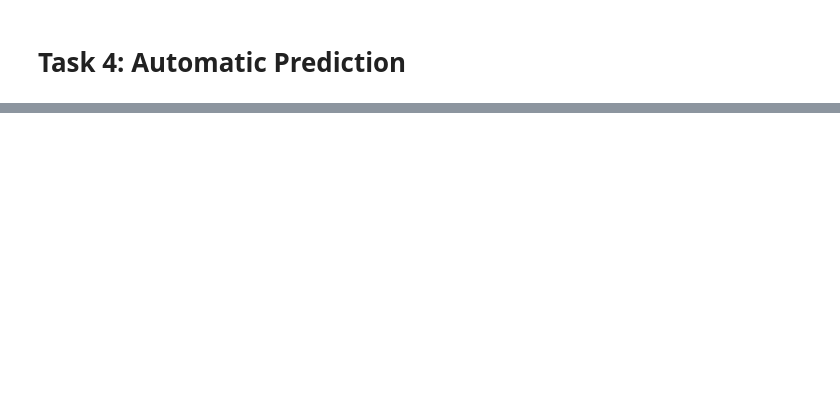
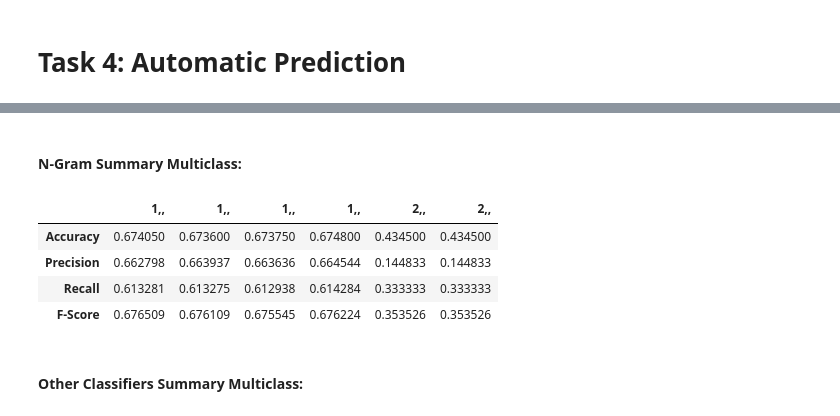
Before and after one commit to Ivpe1975/fyp2021p04g15, a Jupyter notebook: notebooks/DataAnalysis.ipynb, the cells around one changed output, grey strips where cells are left out. Cells and saved outputs as stored; diff of their text form; code cells hidden in the pictures; blank space fills up the shorter version.

```diff
--- a/notebooks/DataAnalysis.ipynb
+++ b/notebooks/DataAnalysis.ipynb
@@ -160,0 +783,31 @@ lap4.perplexity(vals)
+# %%
+Other_Classifiers=[1,2]
+Other_Classifiers_dict = {1:RandomForestClassifier,2:MultinomialNB}
+Other_Classifiers_results = []
+
+for i in Other_Classifiers:
+    X = X_train
+    Y = senttrainlabels
+    clf_model = Other_Classifiers_dict[i]()
+    clf_model.fit(X=X,y=Y);
+
+    vectorizerval = CountVectorizer(vocabulary = svectorizer.vocabulary_)
+    X = vectorizerval.fit_transform(sentvalflat)
+    Y = sentvallabels
+    predicted = clf_model.predict(X);
+
+    results = precision_recall_fscore_support(Y,predicted,average='macro');
+    precision_4 = results[0]
+    recall_4 = results[1]
+    fscore_4 = results[2]
+    accuracy_4 = sum(sentvallabels==predicted)/len(sentvallabels)
+
+    teemp = []
+    teemp.append(accuracy_4)
+    teemp.append(precision_4)
+    teemp.append(recall_4)
+    teemp.append(fscore_4)
+    Other_Classifiers_results.append(teemp)
+
+print(Other_Classifiers_results)
+#print('For the hatespeech detection:','\n','Accuracy:',accuracy,'\n','Precision:',precision,'\n','Recall:',recall,'\n','F-score:',fscore)
@@ -160,0 +848,23 @@ lap4.perplexity(vals)
+# %% [markdown]
+#### N-Gram Summary Multiclass:
+# %%
+ind = -1
+for i in n_gram_list:
+    ind += 1
+    new = str(i[0])+","+str(i[1])
+    n_gram_list[ind] = new
+
+n_gram_results_sum = np.array(n_gram_results).T.tolist()
+
+n_gram_results_sum = pd.DataFrame(data = n_gram_results_sum,index=["Accuracy","Precision","Recall","F-Score"])
+n_gram_results_sum.columns = n_gram_list
+n_gram_results_sum.to_latex(buf='table.txt')
+n_gram_results_sum
+# %% [output]
+|  | 1,, | 1,, | 1,, | 1,, | 2,, | 2,, |
+| Accuracy | 0.674050 | 0.673600 | 0.673750 | 0.674800 | 0.434500 | 0.434500 |
+| Precision | 0.662798 | 0.663937 | 0.663636 | 0.664544 | 0.144833 | 0.144833 |
+| Recall | 0.613281 | 0.613275 | 0.612938 | 0.614284 | 0.333333 | 0.333333 |
+| F-Score | 0.676509 | 0.676109 | 0.675545 | 0.676224 | 0.353526 | 0.353526 |
+# %% [markdown]
+#### Other Classifiers Summary Multiclass:
```
Also changed, not shown: parts of 98 cells of this notebook.
